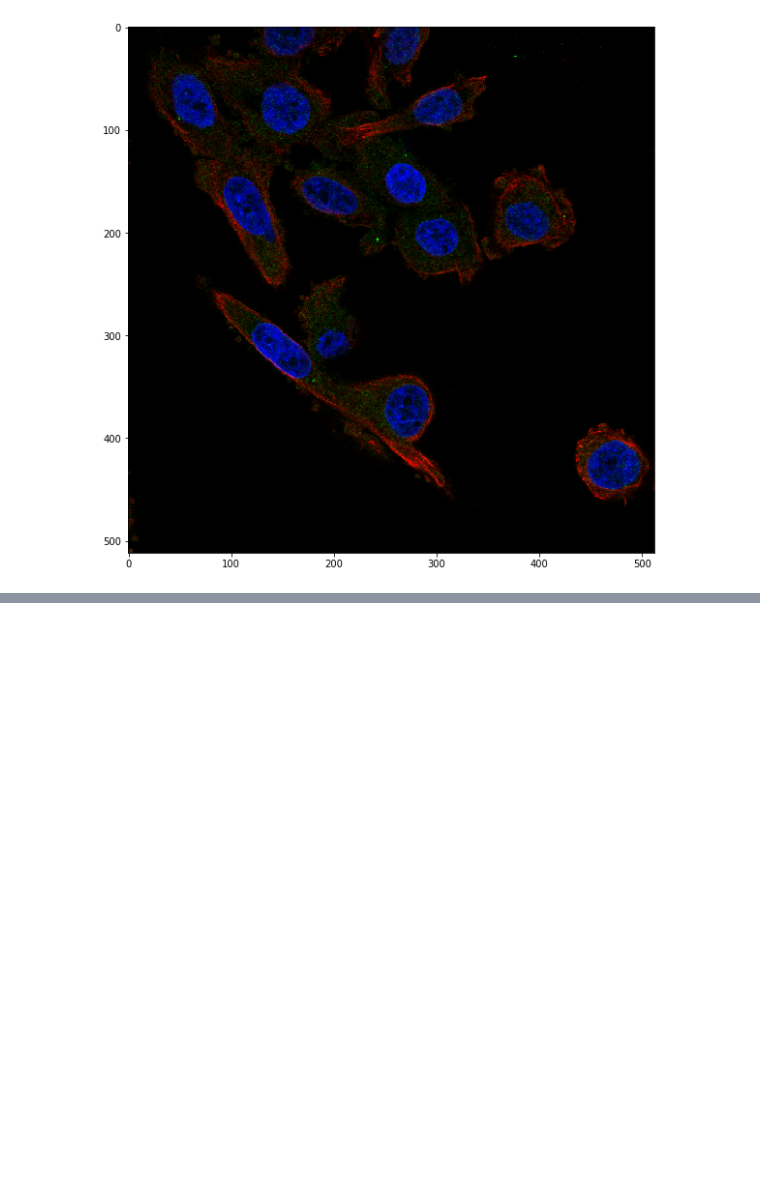
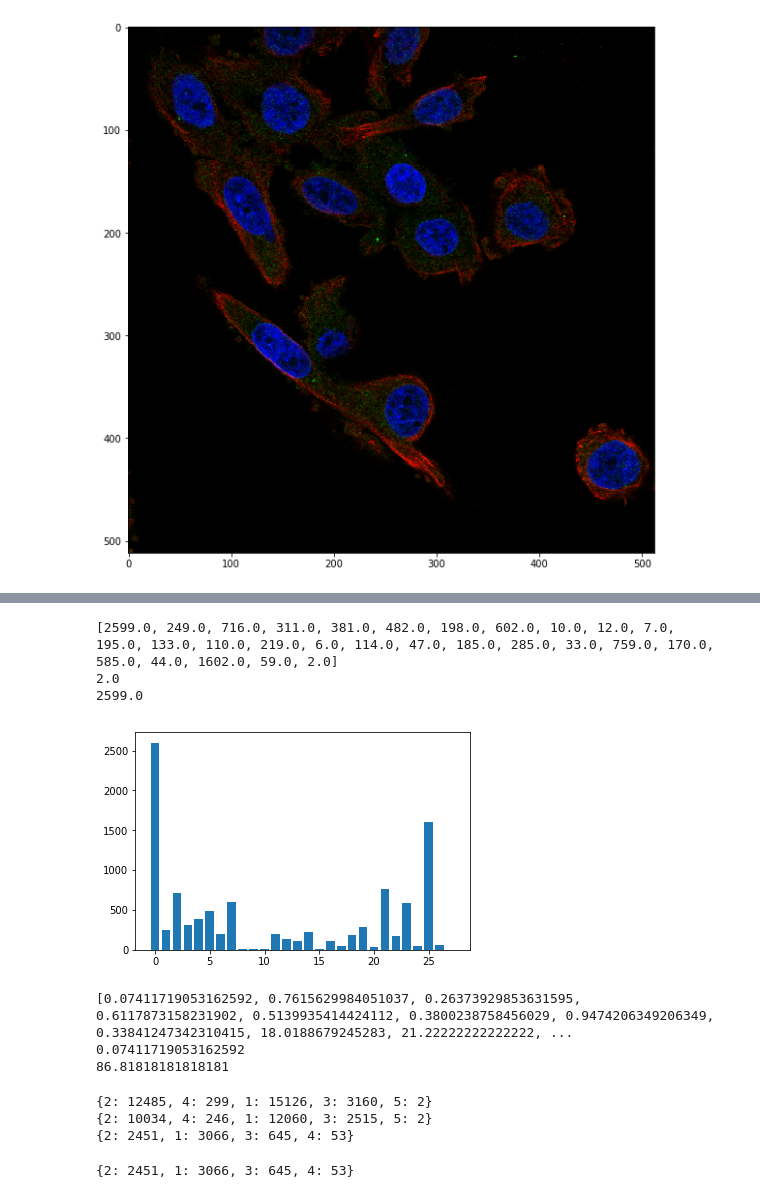
Before and after one commit to SuperXiang/kaggle-hpa-1, a Jupyter notebook: pre_analysis.ipynb, the cells around one changed output, grey strips where cells are left out. Cells and saved outputs as stored; diff of their text form; code cells hidden in the pictures; blank space fills up the shorter version.

```diff
--- a/pre_analysis.ipynb
+++ b/pre_analysis.ipynb
@@ -17,0 +97,17 @@ plt.imshow(rgb, cmap="gray")
+# %%
+plot_category_counts(train_data.val_set_df)
+# %% [output]
+[2599.0, 249.0, 716.0, 311.0, 381.0, 482.0, 198.0, 602.0, 10.0, 12.0, 7.0, 195.0, 133.0, 110.0, 219.0, 6.0, 114.0, 47.0, 185.0, 285.0, 33.0, 759.0, 170.0, 585.0, 44.0, 1602.0, 59.0, 2.0]
+2.0
+2599.0
+[figure, added]
+# %%
+category_count = count_categories(train_data.df)
+category_weights = [np.median(category_count) / cc for cc in category_count]
+print(category_weights)
+print(min(category_weights))
+print(max(category_weights))
+# %% [output]
+[0.07411719053162592, 0.7615629984051037, 0.26373929853631595, 0.6117873158231902, 0.5139935414424112, 0.3800238758456029, 0.9474206349206349, 0.33841247342310415, 18.0188679245283, 21.22222222222222, ...
+0.07411719053162592
+86.81818181818181
@@ -17,0 +121,9 @@ plt.imshow(rgb, cmap="gray")
+# %%
+calculate_category_lenghts(train_data.df)
+calculate_category_lenghts(train_data.train_set_df)
+calculate_category_lenghts(train_data.val_set_df)
+# %% [output]
+{2: 12485, 4: 299, 1: 15126, 3: 3160, 5: 2}
+{2: 10034, 4: 246, 1: 12060, 3: 2515, 5: 2}
+{2: 2451, 1: 3066, 3: 645, 4: 53}
+{2: 2451, 1: 3066, 3: 645, 4: 53}
```
Also changed, not shown: parts of 11 cells of this notebook, 3 other files.
